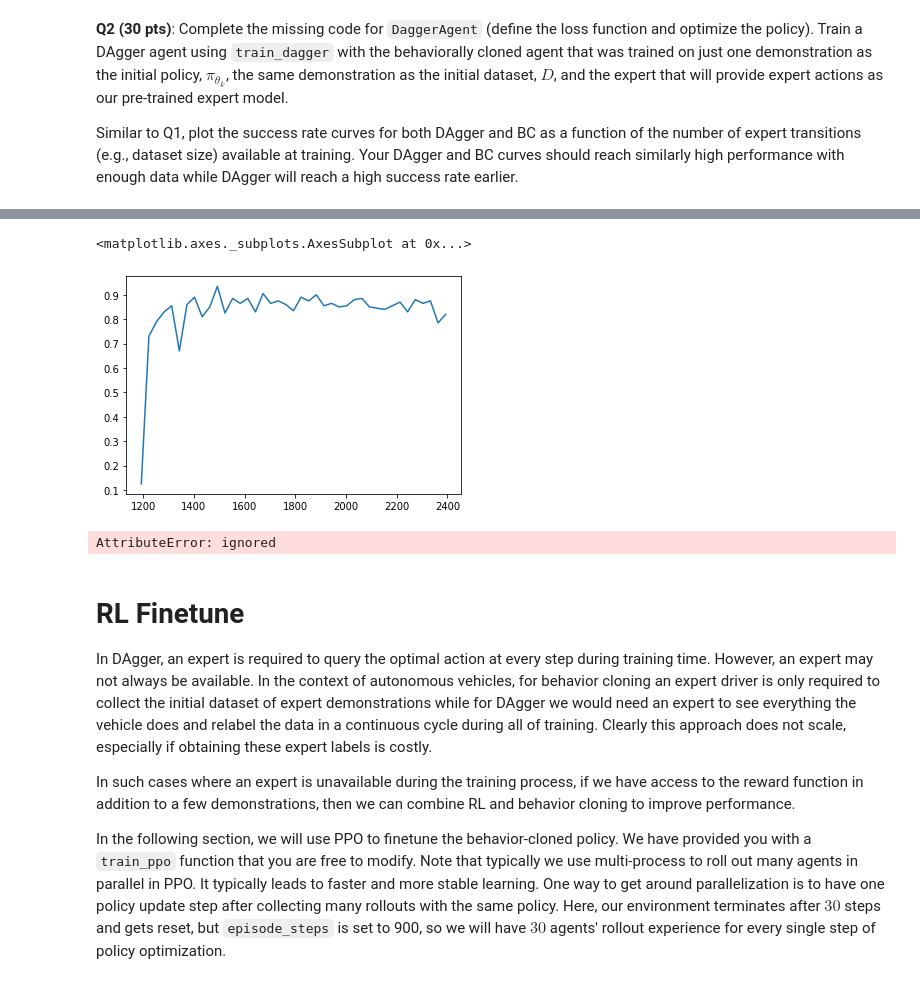
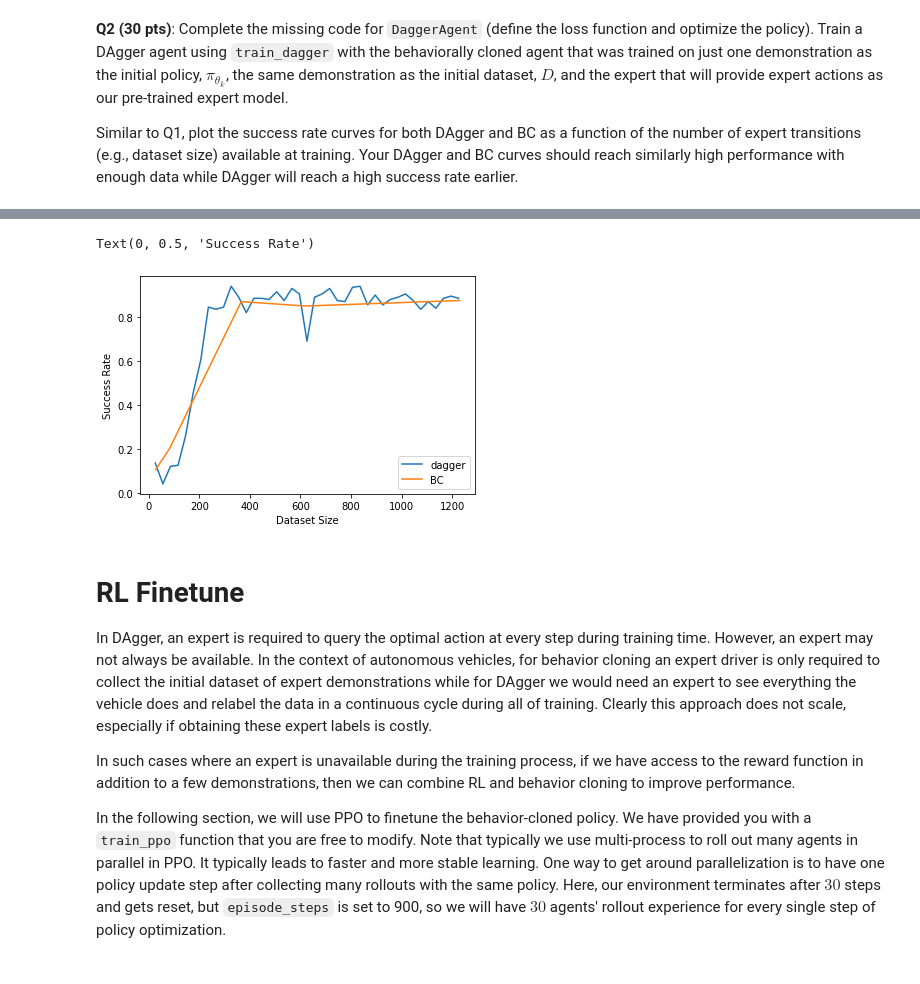
Before and after one commit to LuisCGit/6.484-reinforcement-learning, a Jupyter notebook: lfd.ipynb, the cells around one changed output, grey strips where cells are left out. Saved outputs shown, nothing was run; the diff lists cells and outputs as text; code cells hidden in the pictures.

```diff
--- a/lfd.ipynb
+++ b/lfd.ipynb
@@ -757,9 +766,4 @@ dagger_agent, dataset_sizes, success_rates = train_dagger(expert_agent.actor, ex
 ====================================
       Device:cuda
 ====================================
-# %%
-sns.lineplot(dataset_sizes, success_rates)
-# %% [output]
-<matplotlib.axes._subplots.AxesSubplot at 0x...>
-[figure, removed]
 # %%
@@ -768,8 +773,13 @@ with open('q2_dagger_data','wb') as f:
-# %%
-with open('q2_dagger_data','rb') as f:
-  aye = pickle.load(f)
-# %% [output]
-AttributeError: ignored
+# %%
+plt.plot(dataset_sizes, success_rates, label = "dagger")
+plt.plot(df["N"].to_numpy(), df["succes_rate"].to_numpy(), label = "BC")
+plt.legend()
+plt.xlabel("Dataset Size")
+plt.ylabel("Success Rate")
+#sns.lineplot(x = "N", y = "succes_rate", data=df)
+# %% [output]
+Text(0, 0.5, 'Success Rate')
+[figure, added]
 # %% [markdown]
 # RL Finetune
 
```
Also changed, not shown: parts of 18 cells of this notebook.
